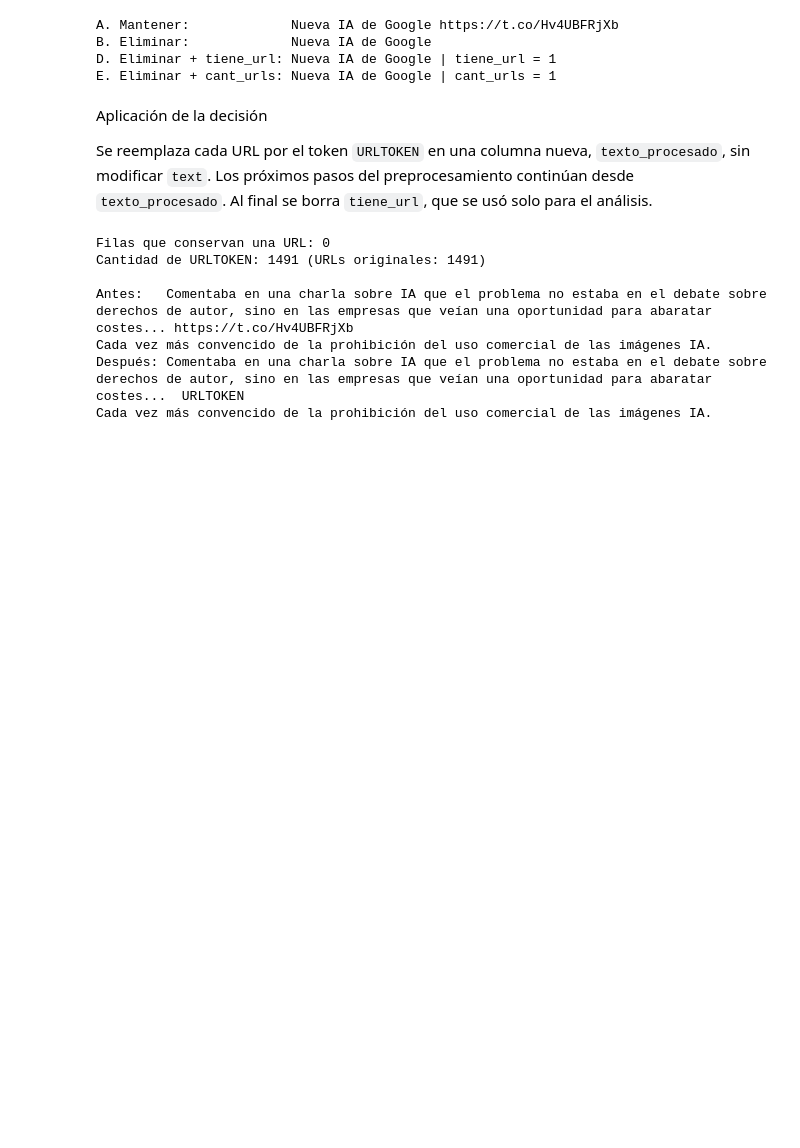
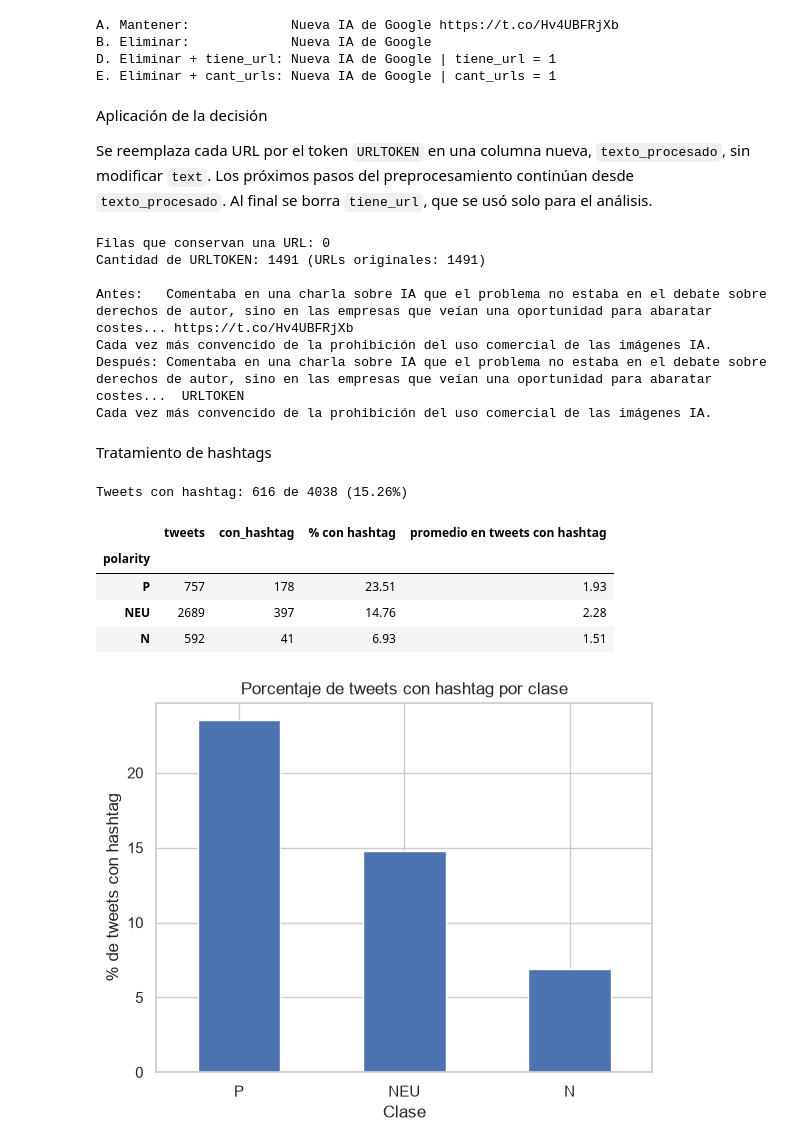
Before and after one commit to Barlita03/TP-CienciasDeDatos, a Jupyter notebook: TP1_CdD.ipynb, the cells around one changed output. Drawn from its saved outputs; the diff is of its cells as text; code cells hidden in the pictures; blank space fills up the shorter version.

Commit message:
Agrego preprocesamiento de hashtags

```diff
--- a/TP1_CdD.ipynb
+++ b/TP1_CdD.ipynb
@@ -588,3 +588,33 @@ Antes:   Comentaba en una charla sobre IA que el problema no estaba en el debate
 Cada vez más convencido de la prohibición del uso comercial de las imágenes IA.
 Después: Comentaba en una charla sobre IA que el problema no estaba en el debate sobre derechos de autor, sino en las empresas que veían una oportunidad para abaratar costes...  URLTOKEN
 Cada vez más convencido de la prohibición del uso comercial de las imágenes IA.
+# %% [markdown]
+Tratamiento de hashtags
+# %%
+# Cantidad de hashtags de cada tweet. Se cuenta con findall porque str.contains y str.count usan
+# el motor de pyarrow, donde \w no reconoce letras con tilde y se pierde, por ejemplo, #ÉticasAplicadasUC
+patron_hashtag = r'#\w+'
+df['n_hashtags'] = df['text'].str.findall(patron_hashtag).str.len()
+tiene_hashtag = df['n_hashtags'] > 0
+
+print(f"Tweets con hashtag: {tiene_hashtag.sum()} de {len(df)} ({tiene_hashtag.mean():.2%})")
+
+# Tweets con hashtag y cantidad promedio de hashtags dentro de cada clase
+hashtag_por_clase = df.groupby('polarity')['n_hashtags'].agg(tweets='count', con_hashtag=lambda s: (s > 0).sum()).reindex(orden)
+hashtag_por_clase['% con hashtag'] = (hashtag_por_clase['con_hashtag'] / hashtag_por_clase['tweets'] * 100).round(2)
+hashtag_por_clase['promedio en tweets con hashtag'] = df[tiene_hashtag].groupby('polarity')['n_hashtags'].mean().reindex(orden).round(2)
+display(hashtag_por_clase)
+
+hashtag_por_clase['% con hashtag'].plot(kind='bar', rot=0)
+plt.title('Porcentaje de tweets con hashtag por clase')
+plt.xlabel('Clase')
+plt.ylabel('% de tweets con hashtag')
+plt.show()
+# %% [output]
+Tweets con hashtag: 616 de 4038 (15.26%)
+|  | tweets | con_hashtag | % con hashtag | promedio en tweets con hashtag |
+| polarity |  |  |  |  |
+| P | 757 | 178 | 23.51 | 1.93 |
+| NEU | 2689 | 397 | 14.76 | 2.28 |
+| N | 592 | 41 | 6.93 | 1.51 |
+[figure, added]
```
Also changed, not shown: parts of 12 cells of this notebook, 2 other files.
